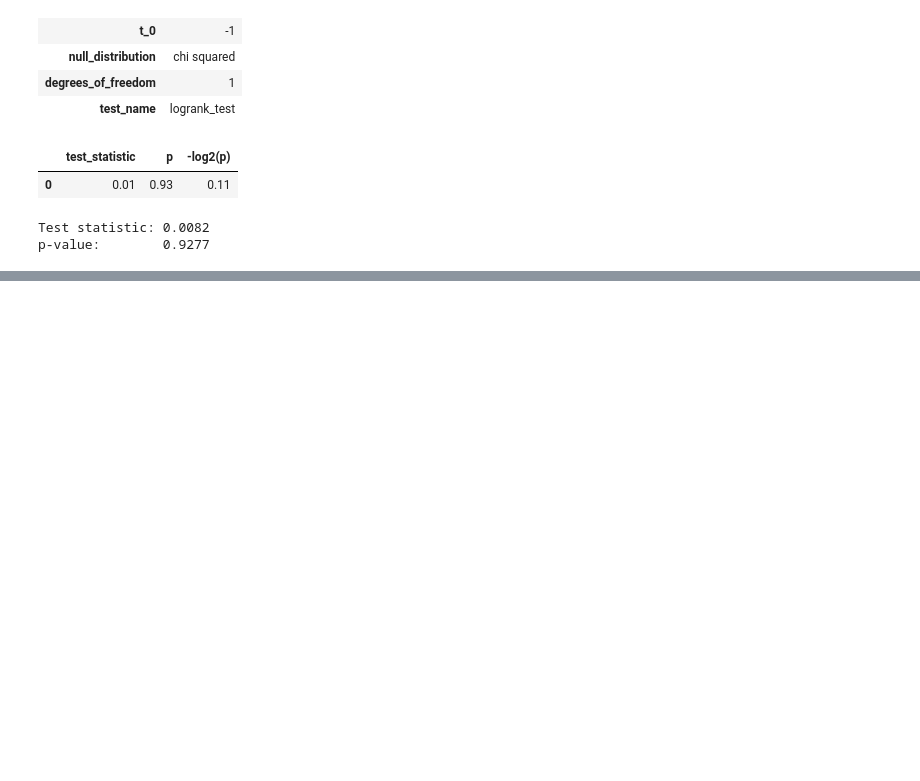
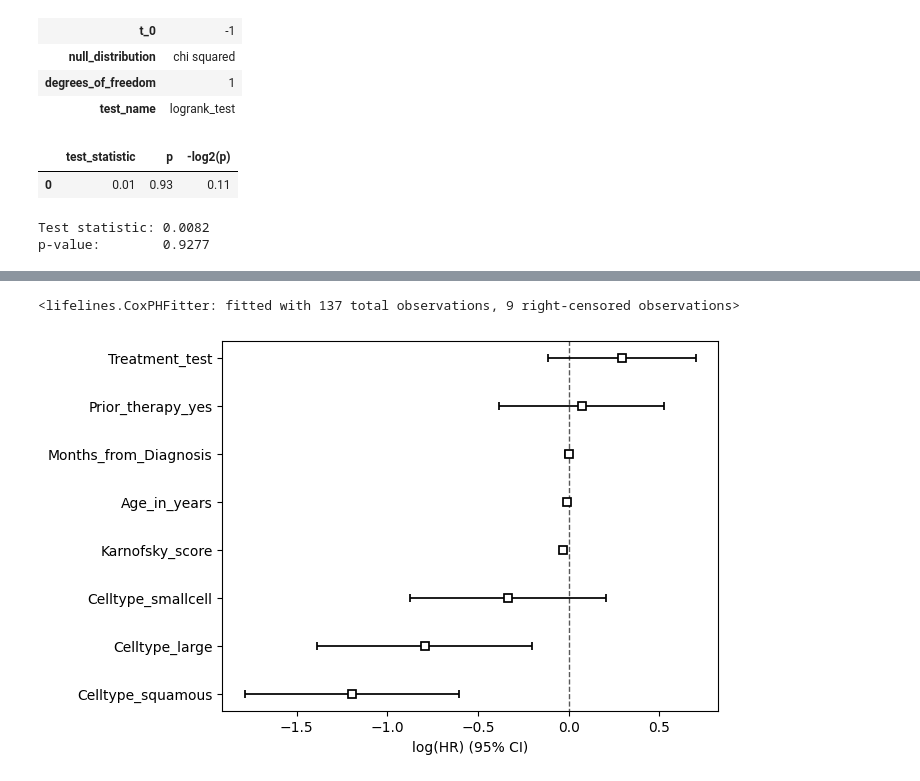
Before and after one commit to omniV1/GCU_SWE_2023-2025, a Jupyter notebook: AIT-110-Stat-Learning-Theory/Assignments/Survival/survival.ipynb, the cells around one changed output, grey strips where cells are left out. Saved outputs shown, nothing was run; the diff lists cells and outputs as text; code cells hidden in the pictures; blank space fills up the shorter version.

```diff
--- a/AIT-110-Stat-Learning-Theory/Assignments/Survival/survival.ipynb
+++ b/AIT-110-Stat-Learning-Theory/Assignments/Survival/survival.ipynb
@@ -207,0 +227,11 @@ The p-value printed above determines which conclusion applies. Combined with the
+# %%
+df_cox = pd.get_dummies(df, columns=['Celltype', 'Treatment', 'Prior_therapy'], drop_first=True)
+cph = CoxPHFitter()
+cph.fit(df_cox, duration_col='Survival_in_days', event_col='Status')
+# %% [output]
+<lifelines.CoxPHFitter: fitted with 137 total observations, 9 right-censored observations>
+# %%
+cph.plot()
+plt.show()
+# %% [output]
+[figure, added]
```
Also changed, not shown: parts of 20 cells of this notebook, 2 other files.
